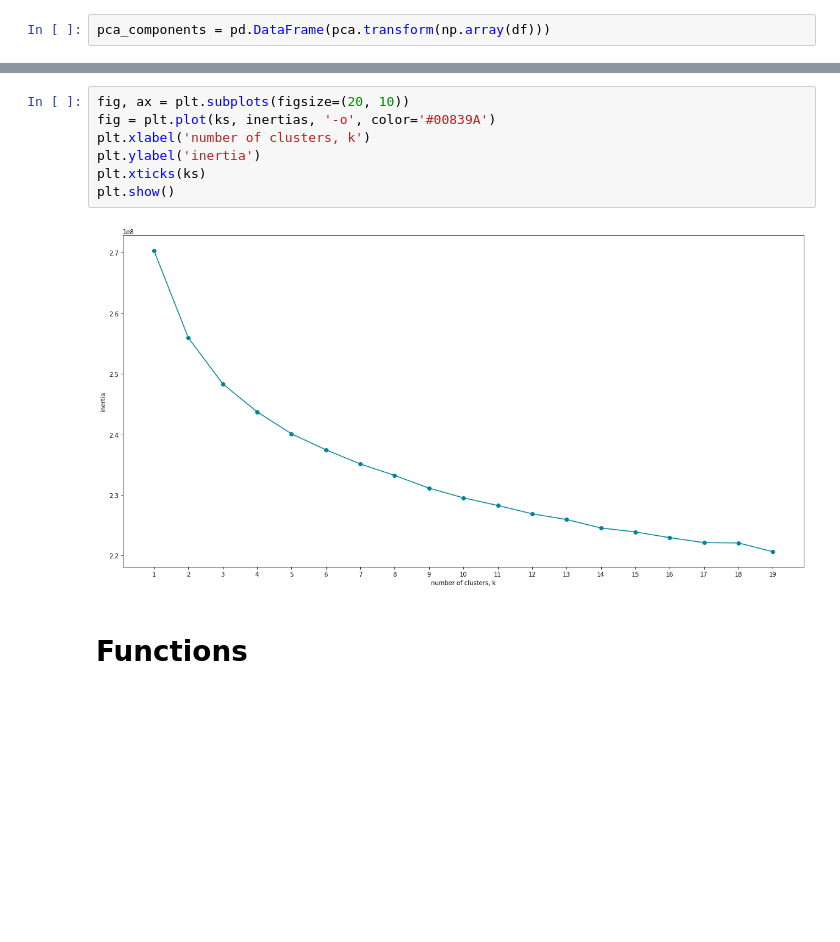
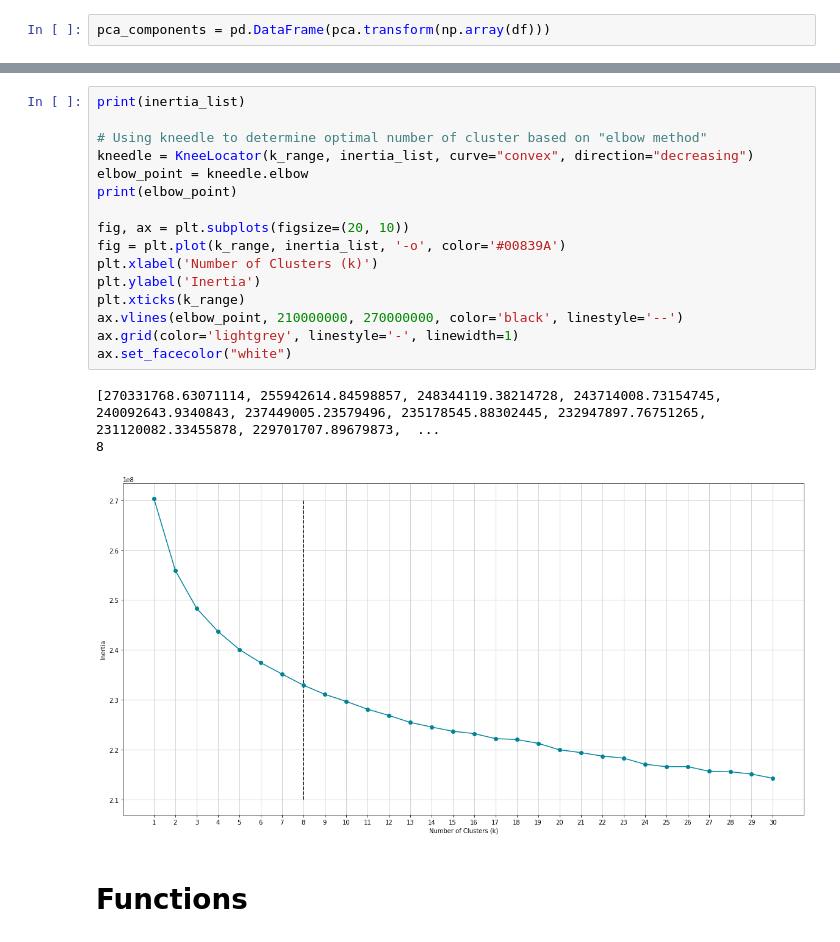
Before and after one commit to TobiPrae/customer_segmentation, a Jupyter notebook: CustomerSegmentation.ipynb, the cells around one changed output, grey strips where cells are left out. Drawn from its saved outputs; the diff is of its cells as text; blank space fills up the shorter version.

```diff
--- a/CustomerSegmentation.ipynb
+++ b/CustomerSegmentation.ipynb
@@ -519,12 +505,23 @@ ______________________________________________________________
-# %%
-fig, ax = plt.subplots(figsize=(20, 10))
-fig = plt.plot(ks, inertias, '-o', color='#00839A')
-plt.xlabel('number of clusters, k')
-plt.ylabel('inertia')
-plt.xticks(ks)
-plt.show()
-# %% [output]
-[figure, removed]
+# %%
+print(inertia_list)
+
+# Using kneedle to determine optimal number of cluster based on "elbow method"
+kneedle = KneeLocator(k_range, inertia_list, curve="convex", direction="decreasing")
+elbow_point = kneedle.elbow
+print(elbow_point)
+
+fig, ax = plt.subplots(figsize=(20, 10))
+fig = plt.plot(k_range, inertia_list, '-o', color='#00839A')
+plt.xlabel('Number of Clusters (k)')
+plt.ylabel('Inertia')
+plt.xticks(k_range)
+ax.vlines(elbow_point, 210000000, 270000000, color='black', linestyle='--')
+ax.grid(color='lightgrey', linestyle='-', linewidth=1)
+ax.set_facecolor("white")
+# %% [output]
+[270331768.63071114, 255942614.84598857, 248344119.38214728, 243714008.73154745, 240092643.9340843, 237449005.23579496, 235178545.88302445, 232947897.76751265, 231120082.33455878, 229701707.89679873,  ...
+8
+[figure, added]
 # %% [markdown]
 # Functions
 # %%
```
Also changed, not shown: parts of 8 cells of this notebook.
